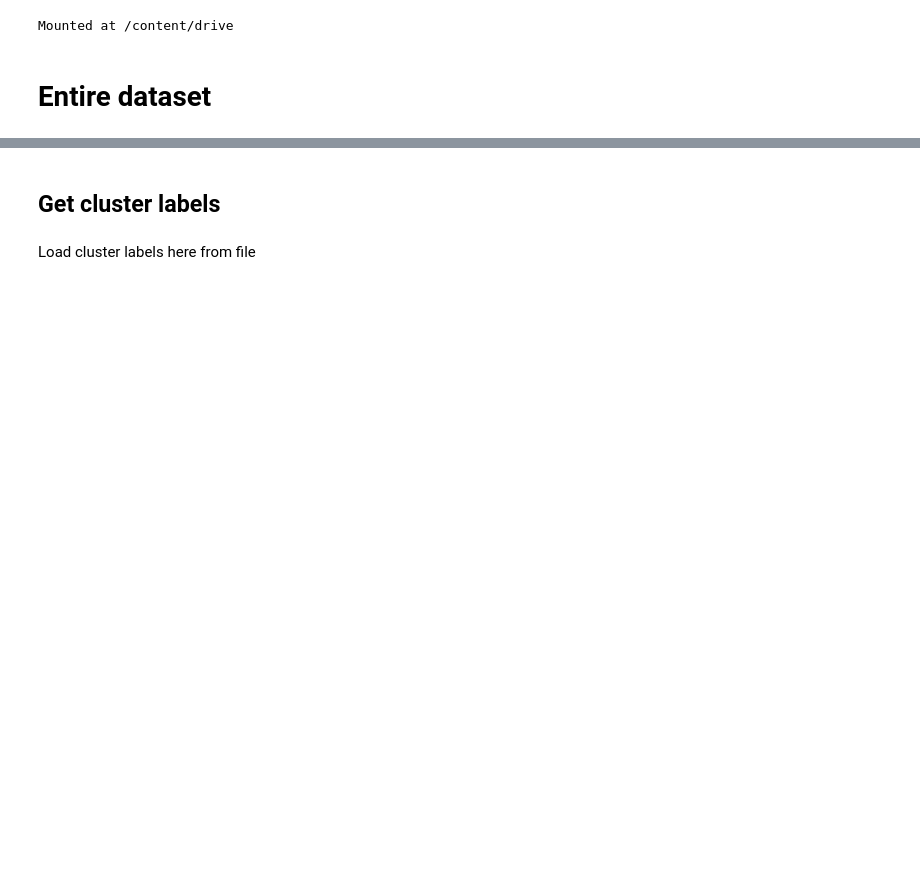
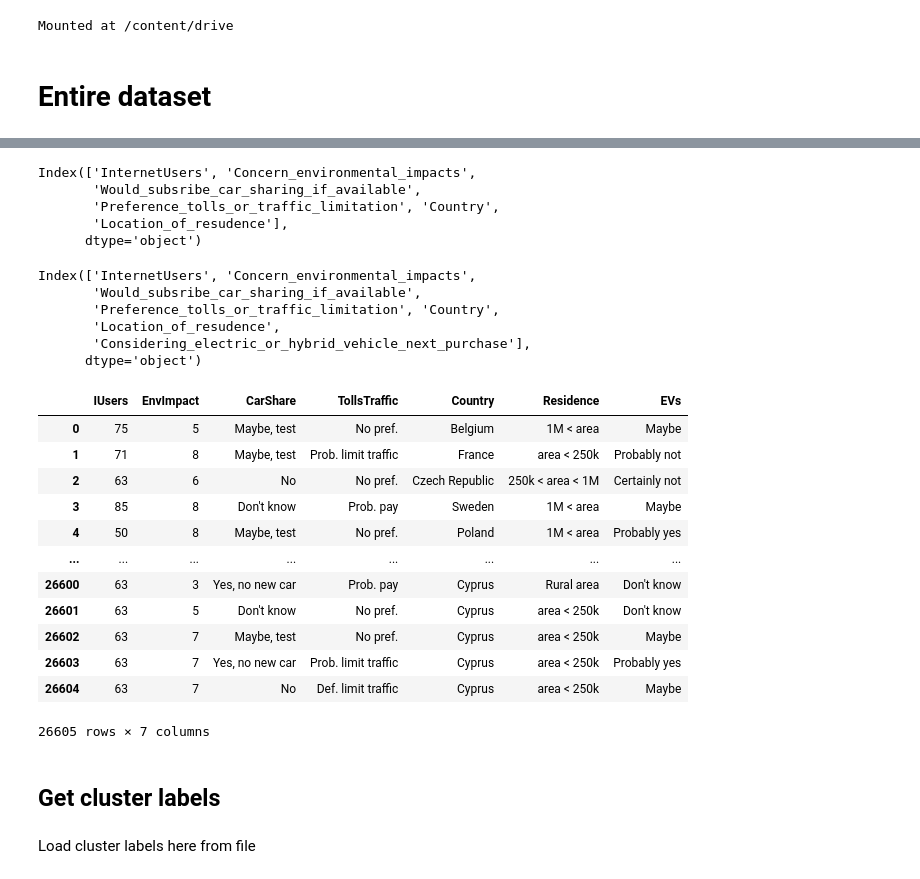
Before and after one commit to AndyHuang97/Intelligent-Mobility, a Jupyter notebook: Analysis - Histplots.ipynb, the cells around one changed output, grey strips where cells are left out. Cells and saved outputs as stored; diff of their text form; code cells hidden in the pictures; blank space fills up the shorter version.

```diff
--- a/Analysis - Histplots.ipynb
+++ b/Analysis - Histplots.ipynb
@@ -74,0 +115,30 @@ def plotClustersRadar(df, column, columns, save_path=None, plot_cols=5, row_heig
+# %%
+categorical_cols = ["InternetUsers",
+                  "Concern_environmental_impacts",
+                  "Would_subsribe_car_sharing_if_available",
+                  "Preference_tolls_or_traffic_limitation",
+                  "Country"]
+if vars == 6:
+  categorical_cols.append("Location_of_resudence")
+
+target_col = "Considering_electric_or_hybrid_vehicle_next_purchase"
+df_DNA = df[categorical_cols].copy()
+df_DNAt = df_DNA.copy()
+df_DNAt[target_col] = df[target_col]
+# %%
+df_DNA.columns
+# %% [output]
+Index(['InternetUsers', 'Concern_environmental_impacts',
+       'Would_subsribe_car_sharing_if_available',
+       'Preference_tolls_or_traffic_limitation', 'Country',
+       'Location_of_resudence'],
+      dtype='object')
+# %%
+df_DNAt.columns
+# %% [output]
+Index(['InternetUsers', 'Concern_environmental_impacts',
+       'Would_subsribe_car_sharing_if_available',
+       'Preference_tolls_or_traffic_limitation', 'Country',
+       'Location_of_resudence',
+       'Considering_electric_or_hybrid_vehicle_next_purchase'],
+      dtype='object')
@@ -75,3 +198,19 @@ def plotClustersRadar(df, column, columns, save_path=None, plot_cols=5, row_heig
+# %%
+df_DNAt
+# %% [output]
+|  | IUsers | EnvImpact | CarShare | TollsTraffic | Country | Residence | EVs |
+| 0 | 75 | 5 | Maybe, test | No pref. | Belgium | 1M < area | Maybe |
+| 1 | 71 | 8 | Maybe, test | Prob. limit traffic | France | area < 250k | Probably not |
+| 2 | 63 | 6 | No | No pref. | Czech Republic | 250k < area < 1M | Certainly not |
+| 3 | 85 | 8 | Don't know | Prob. pay | Sweden | 1M < area | Maybe |
+| 4 | 50 | 8 | Maybe, test | No pref. | Poland | 1M < area | Probably yes |
+| ... | ... | ... | ... | ... | ... | ... | ... |
+| 26600 | 63 | 3 | Yes, no new car | Prob. pay | Cyprus | Rural area | Don't know |
+| 26601 | 63 | 5 | Don't know | No pref. | Cyprus | area < 250k | Don't know |
+| 26602 | 63 | 7 | Maybe, test | No pref. | Cyprus | area < 250k | Maybe |
+| 26603 | 63 | 7 | Yes, no new car | Prob. limit traffic | Cyprus | area < 250k | Probably yes |
+| 26604 | 63 | 7 | No | Def. limit traffic | Cyprus | area < 250k | Maybe |
+26605 rows × 7 columns
 # %% [markdown]
 ## Get cluster labels
 # %% [markdown]
```
Also changed, not shown: parts of 32 cells of this notebook.
